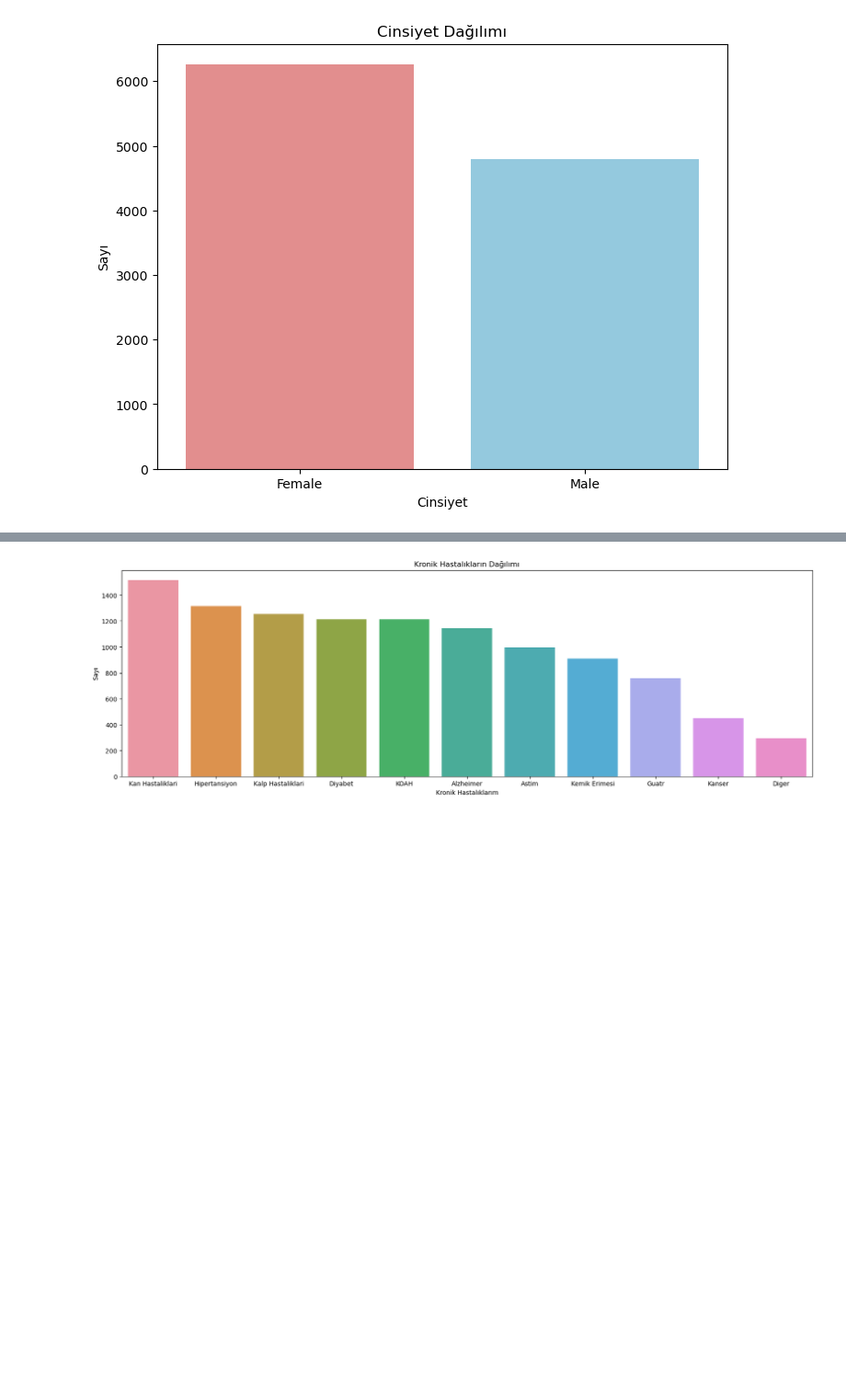
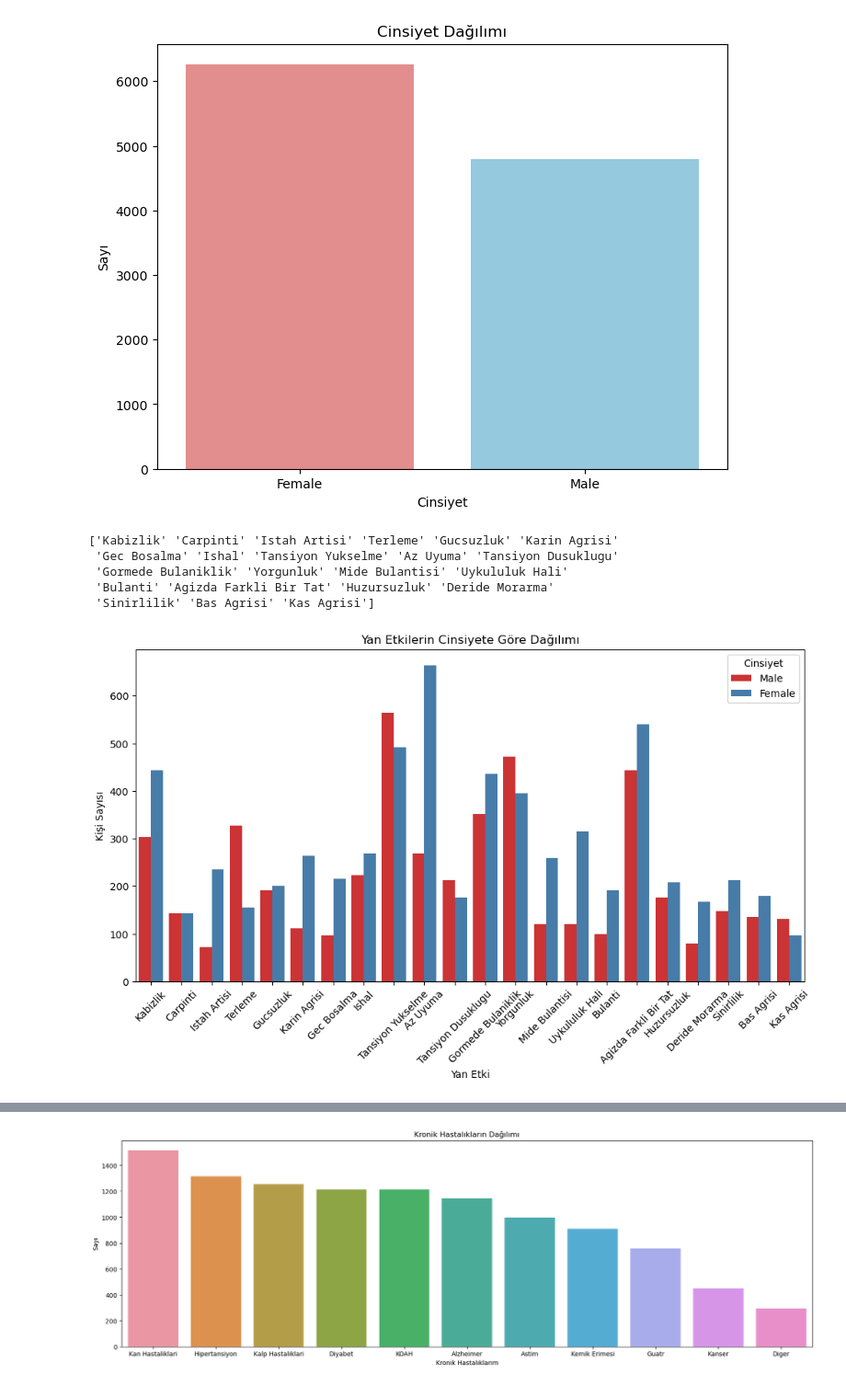
Before and after one commit to Tubaakbas/Pusula_Tuba_AKBAS, a Jupyter notebook: Side_Effect.ipynb, the cells around one changed output, grey strips where cells are left out. Shown at 92% size. Cells and saved outputs as stored; diff of their text form; code cells hidden in the pictures; blank space fills up the shorter version.

Commit message:
Update Side_Effect.ipynb
grafikler arttirildi ve tedavi suresi hesaplandi

```diff
--- a/Side_Effect.ipynb
+++ b/Side_Effect.ipynb
@@ -266,3 +266,23 @@ plt.ylabel('Sayı')
 plt.show()
 # %% [output]
 [figure]
+# %%
+print(side_effect_data['Yan_Etki'].unique())
+# %% [output]
+['Kabizlik' 'Carpinti' 'Istah Artisi' 'Terleme' 'Gucsuzluk' 'Karin Agrisi'
+ 'Gec Bosalma' 'Ishal' 'Tansiyon Yukselme' 'Az Uyuma' 'Tansiyon Dusuklugu'
+ 'Gormede Bulaniklik' 'Yorgunluk' 'Mide Bulantisi' 'Uykululuk Hali'
+ 'Bulanti' 'Agizda Farkli Bir Tat' 'Huzursuzluk' 'Deride Morarma'
+ 'Sinirlilik' 'Bas Agrisi' 'Kas Agrisi']
+# %%
+# Yan Etkilerin Cinsiyet faktöriyle ilişkisi
+plt.figure(figsize=(12, 6))
+sns.countplot(data=side_effect_data, x='Yan_Etki', hue='Cinsiyet', palette='Set1')
+plt.title('Yan Etkilerin Cinsiyete Göre Dağılımı')
+plt.xlabel('Yan Etki')
+plt.ylabel('Kişi Sayısı')
+plt.xticks(rotation=45)
+plt.legend(title='Cinsiyet')
+plt.show()
+# %% [output]
+[figure, added]
```
Also changed, not shown: parts of 10 cells of this notebook.
